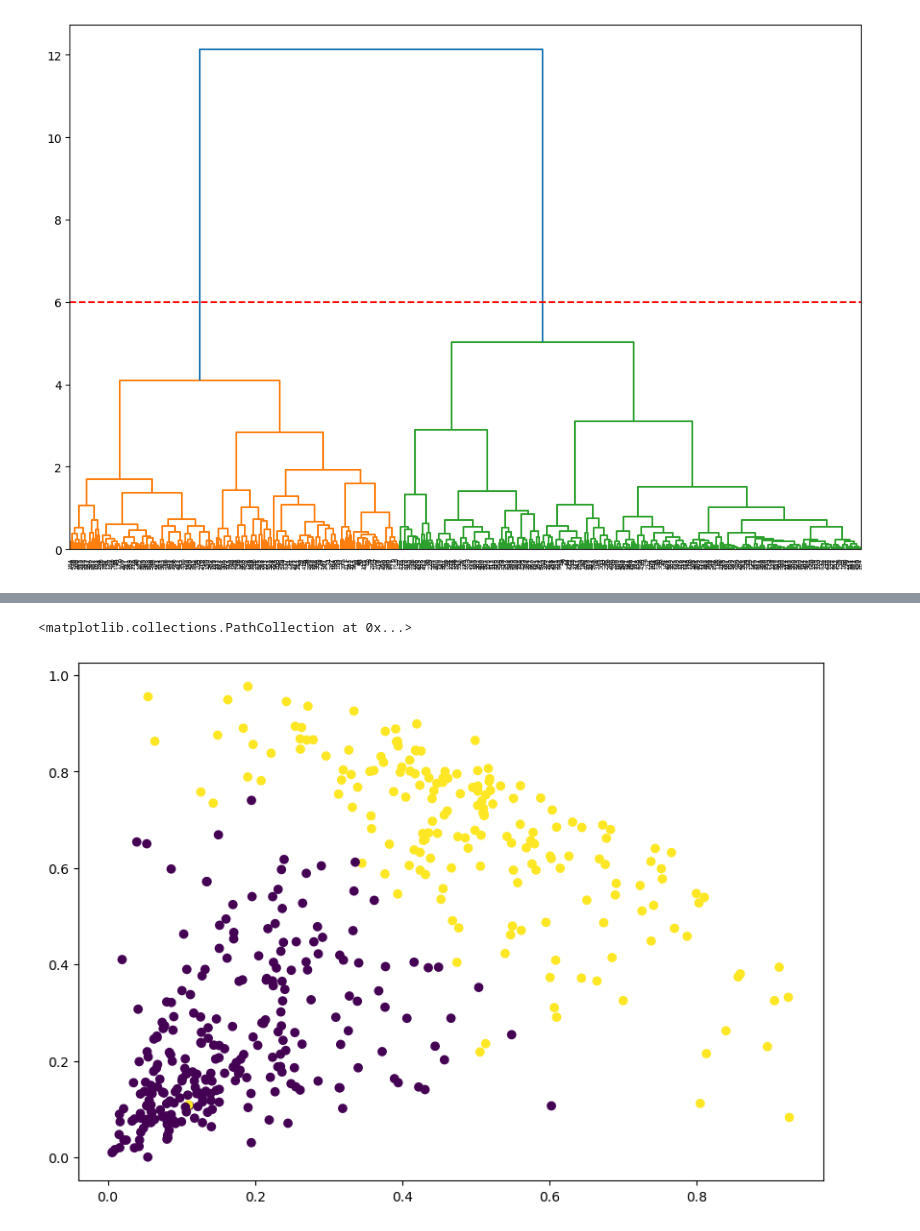
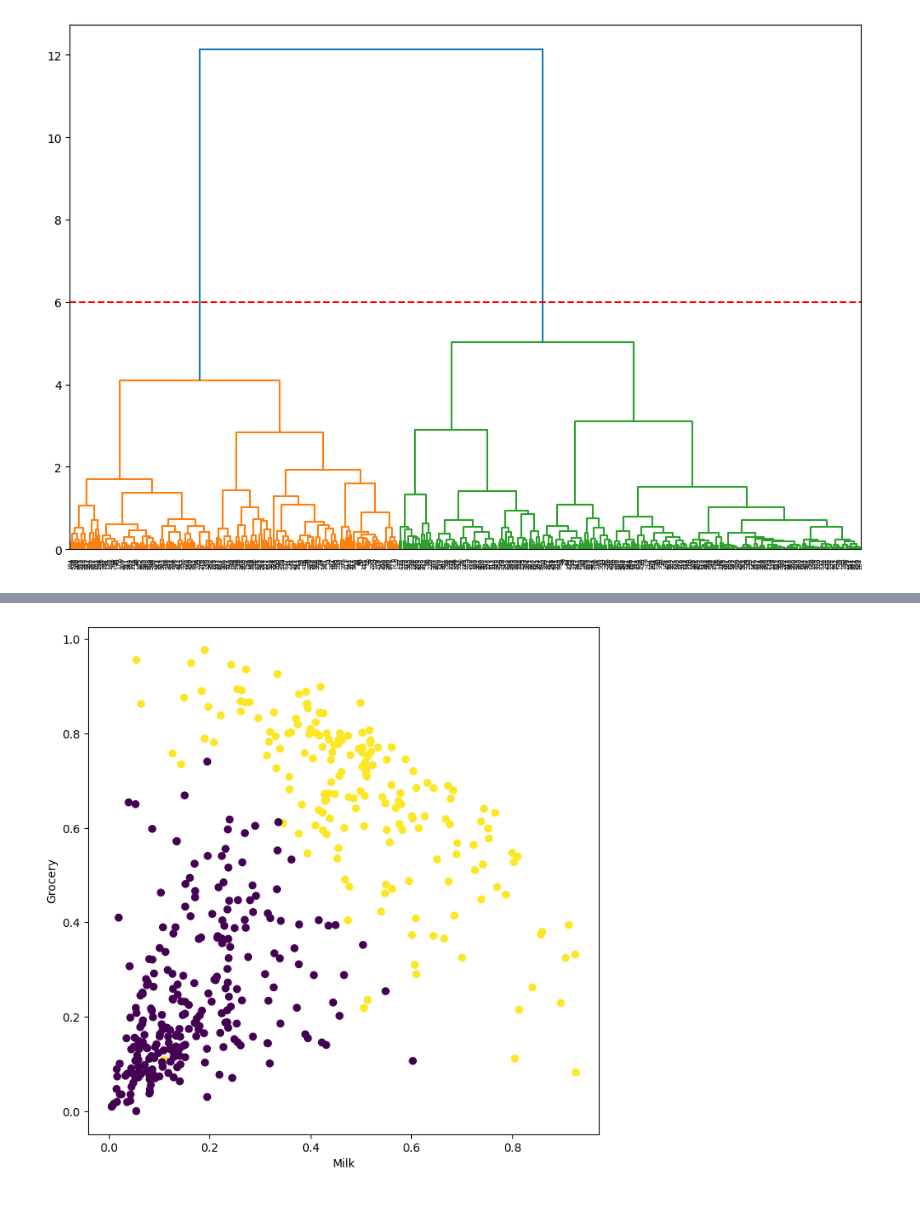
Before and after one commit to R4Z0Rx20/Projects, a Jupyter notebook: hierarchical_clustering.ipynb, the cells around one changed output, grey strips where cells are left out. Cells and saved outputs as stored; diff of their text form; code cells hidden in the pictures.

```diff
--- a/hierarchical_clustering.ipynb
+++ b/hierarchical_clustering.ipynb
@@ -70,6 +76,8 @@ array([1, 1, 1, 0, 0, 1, 0, 1, 1, 1, 1, 0, 0, 0, 0, 0, 1, 1, 0, 0, 0, 0,
 # %%
-plt.figure(figsize = (10,7))
+plt.figure(figsize = (8,8))
 plt.scatter(scaled_data['Milk'], scaled_data['Grocery'], c = cluster.labels_)
+plt.xlabel('Milk')
+plt.ylabel('Grocery')
+plt.show()
 # %% [output]
-<matplotlib.collections.PathCollection at 0x...>
-[figure, old version]
+[figure, new version]
```
Also changed, not shown: parts of 10 cells of this notebook, 1 other file.
